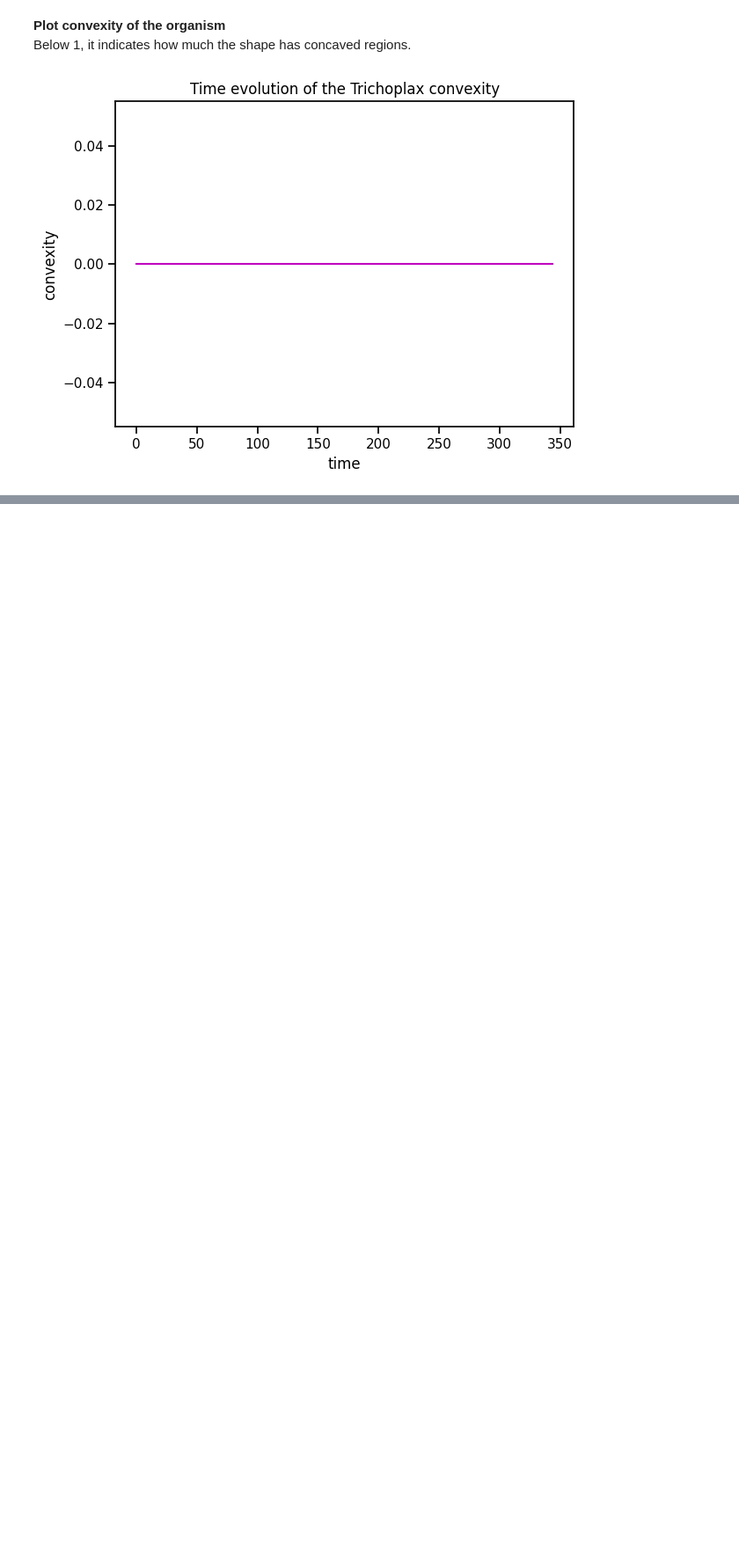
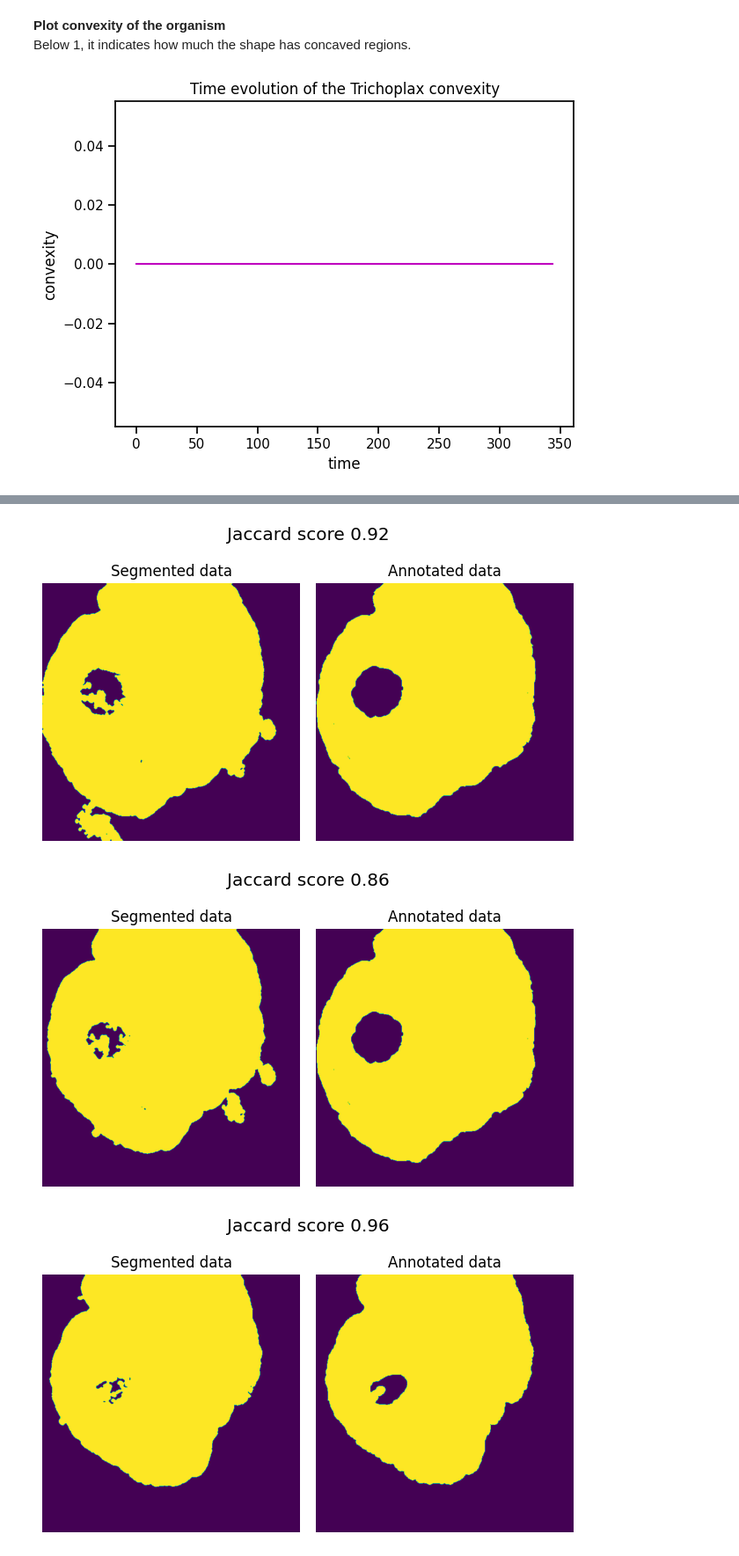
Before and after one commit to GuignardLab/placozoa_tracking, a Jupyter notebook: notebooks/Comparing_segmentation.ipynb, the cells around one changed output, grey strips where cells are left out. Shown at 88% size. Drawn from its saved outputs; the diff is of its cells as text; code cells hidden in the pictures; blank space fills up the shorter version.

```diff
--- a/notebooks/Comparing_segmentation.ipynb
+++ b/notebooks/Comparing_segmentation.ipynb
@@ -141,0 +148,19 @@ for i,j,k in zip(files,figure,color):
+# %%
+from tifffile import imread,imwrite
+import re
+
+#creating the ground truth stack to be able to extract the features
+
+ground_t = np.zeros((10,576,576))
+x = [x for x in os.listdir('../data/data_yapic/input/') if '_a_' not in x]
+
+index = [int(re.search(r'\d+', v).group()) for v in x] #keep trak of the slice number
+
+print(index)
+
+for i,j in enumerate(x):
+    #print(i)
+    ground_t[i,:,:]=imread('../data/data_yapic/input/'+j)
+
+
+print(np.shape(ground_t))
@@ -141,0 +206,28 @@ for i,j,k in zip(files,figure,color):
+# %%
+from sklearn.metrics import jaccard_score
+
+for i in index:
+    fig,ax = plt.subplots(1,2)
+    im = imread('../data/results/chan_vese/placozoan_contrast_masked_chanvese.tif')
+    im = im[i,:,:]
+    ax[0].imshow(im)
+    ax[0].set_title('Segmented data')
+
+    gt = imread('../data/data_yapic/target/slice_'+str(i)+'_mask.tif')
+
+    ax[1].imshow(gt)
+    ax[1].set_title('Annotated data')
+
+    iou = jaccard_score(gt.flatten(), im.flatten())
+    fig.suptitle(f'Jaccard score {iou:.2f}',y=0.9)
+
+    ax[1].axis("off")
+    ax[0].axis("off")
+
+    plt.tight_layout()
+    plt.savefig('../data/results/figures/compare/jaccard.png',dpi=300)
+    plt.show()
+# %% [output]
+[figure, added]
+[figure, added]
+[figure, added]
```
Also changed, not shown: parts of 11 cells of this notebook, 10 other files.
